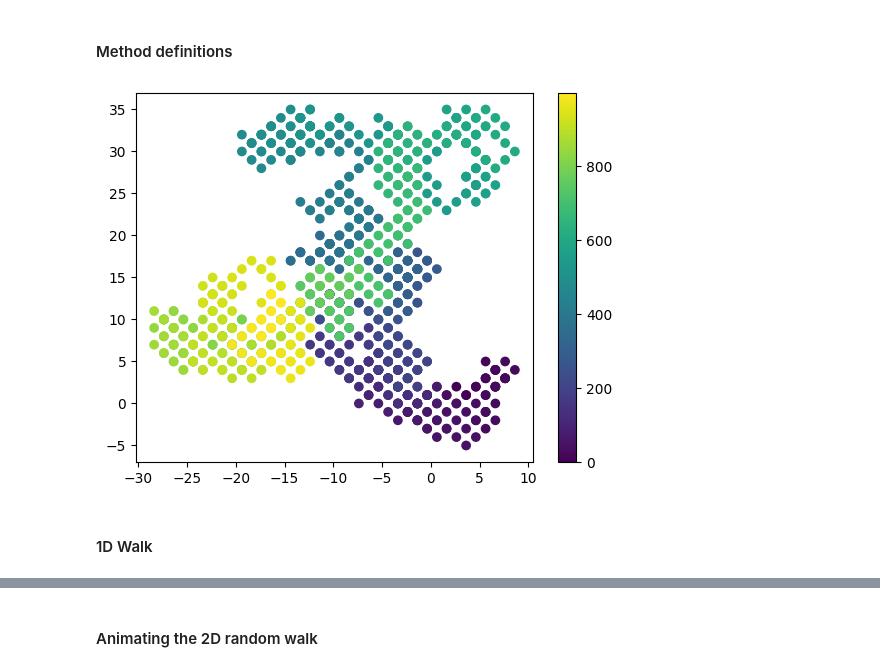
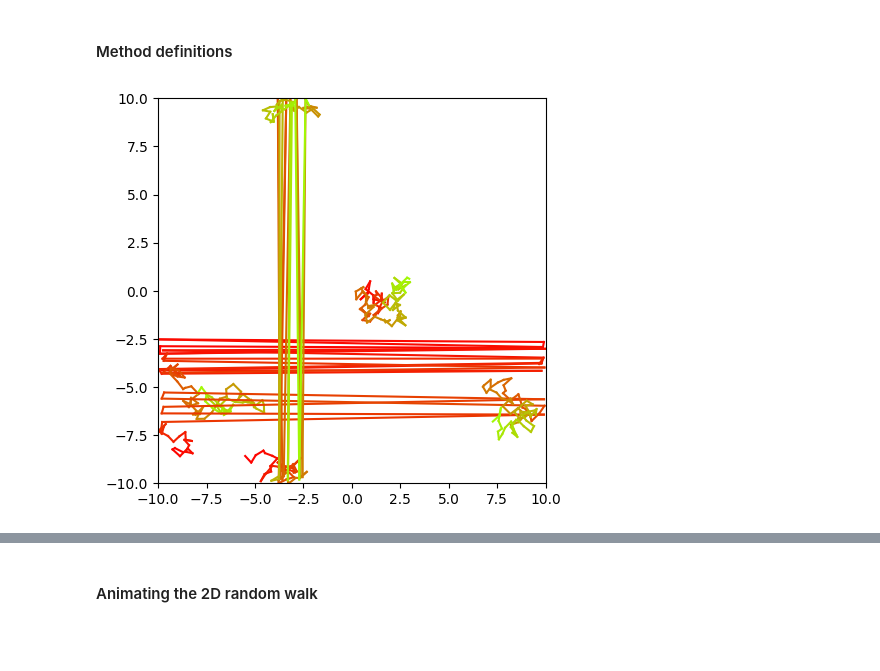
Before and after one commit to sophia-liao/DiffusionExercises, a Jupyter notebook: DiffusionExercise.ipynb, the cells around one changed output, grey strips where cells are left out. Drawn from its saved outputs; the diff is of its cells as text; code cells hidden in the pictures; blank space fills up the shorter version.

Commit message:
Multiple particles Brownian Motion
Included periodic bound conditions; graph is now broken though

```diff
--- a/DiffusionExercise.ipynb
+++ b/DiffusionExercise.ipynb
@@ -2,3 +2,6 @@
 ## 1D Diffusion exercise
 # %% [markdown]
 #### Import Statements
+# %%
+x=11
+print((x+10) % 20-10)
@@ -60,72 +84,83 @@ class particle(object):
 # %% [markdown]
 #### Method definitions
 # %%
-#method to obtain the position of a particle
-def getParticlePosition(particle_name):
-    return particle_name.position
+#method to change position of particle by a unit step
+def moveParticle(particle_name):
+    x=newBrownianLocation(particle_name,0.000001)[0]
+    y=newBrownianLocation(particle_name,0.000001)[1]
+    particle_name.position=((x+10) % 20-10,(y+10) % 20-10)
 
-#method to change position of particle by a unit step
-def moveParticle(particle_name,step):
-    particle_x = getParticlePosition(particle_name)[0]
-    particle_y = getParticlePosition(particle_name)[1]
-    particle_name.position = (particle_x + random.choice([-1,1])*step,particle_y + random.choice([-1,1])*step)
+#calculate what the new location would be just based off Brownian Motion
+def newBrownianLocation(particle_name,dt):
+    theta=random.uniform(0,2*PI)
+    r=math.sqrt(160000*dt)
+    dx=r*math.cos(theta)
+    dy=r*math.sin(theta)
+
+    return (particle_name.position[0]+dx,particle_name.position[1]+dy)
+
 
 #places particle randomly from -1 to 1 in 2D space
-def placeParticle(particle_list, n):
+def placeParticle(particle_list, n, xrange, yrange):
 
     #create a particle object using this position
     for i in range(n):
-        initial_positionx = np.random.uniform(-1,1)
-        initial_positiony = np.random.uniform(-1,1)
+        initial_positionx = np.random.uniform(xrange[0],xrange[1])
+        initial_positiony = np.random.uniform(yrange[0],yrange[1])
         x=particle(2.5, (initial_positionx,initial_positiony),i)
         particle_list.append(x)
-
-#prints particle ID
-def printID(particle_name):
-    print(particle_name.ID)
 
 #plots particle position as a colored time series
 def plotColorSpec(lx,ly):
     length=len(lx)
     t = np.arange(length)
     plt.scatter(lx,ly,c=t)
     plt.show()
 
+def plotLineSpec(lx,ly):
+    length=len(lx)
+    r=0
+    g=0
+    b=0
+    for i in range(length-1):
+        r=1-(.75*i)/(2*length)
+        g=i/(length)
+        b=2*i/(length**2)
+        plt.plot([lx[i],lx[i+1]],[ly[i],ly[i+1]],c=[r,g,b])
+
 #create a simulation function
-def simulation(steps,numparticles):
+def simulation(steps,numparticles,xrange,yrange):
     particle_list = []
     #initialize your particles
-    placeParticle(particle_list,numparticles)
+    placeParticle(particle_list,numparticles,xrange,yrange)
 
     positions = []
 
     for i in range(len(particle_list)):
         posix=[]
         posiy=[]
         for j in range(steps):
-            moveParticle(particle_list[i],1)
-            coordx = getParticlePosition(particle_list[i])[0]
-            coordy = getParticlePosition(particle_list[i])[1]
+            moveParticle(particle_list[i])
+            coordx = particle_list[i].position[0]
+            coordy = particle_list[i].position[1]
             posix.append(coordx)
             posiy.append(coordy)
         positions.append([posix,posiy])
 
     #for i in range(numparticles):
     #    plt.plot(positions[i][0],positions[i][1])
     #    plotColorSpec(positions[i][0],positions[i][1])
 
-    x = np.asarray(positions)[0][0,:]
-    y = np.asarray(positions)[0][1,:]
+    for i in range(numparticles):
+        plotLineSpec(positions[i][0],positions[i][1])
 
-    t = np.arange(len(x))
-    plt.scatter(x,y,c=t)
-    plt.colorbar()
-
-    return [x,y]
+    return positions
 
 #run the simulation and store the data in X and Y
-[x,y] = simulation(1000,1)
+plt.figure(figsize=(5,5))
+plt.xlim([-10, 10])
+plt.ylim([-10, 10])
+positions = simulation(100,4,(-10,10),(-10,10))
+nparticles = len(positions)
 # %% [output]
-[figure, old version]
+[figure, new version]
-# %% [markdown]
-#### 1D Walk
```
Also changed, not shown: parts of 7 cells of this notebook.
